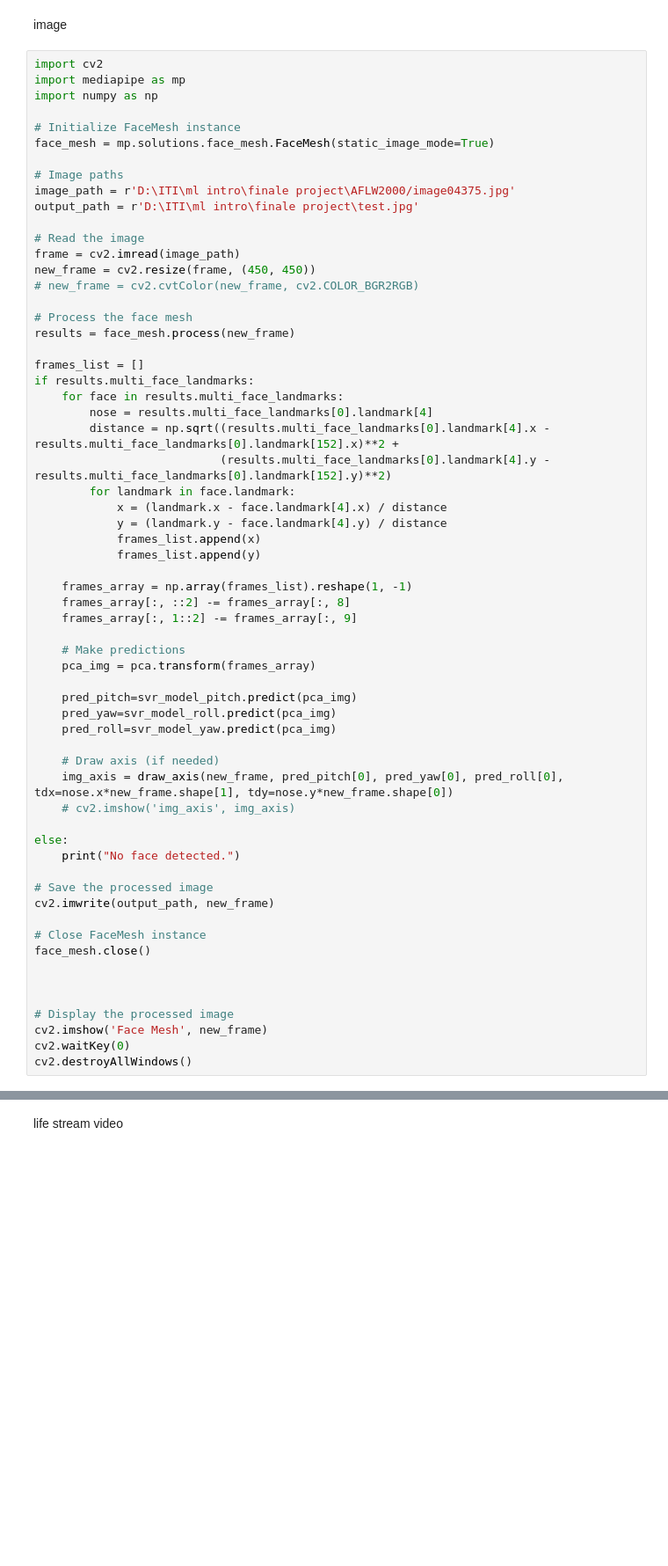
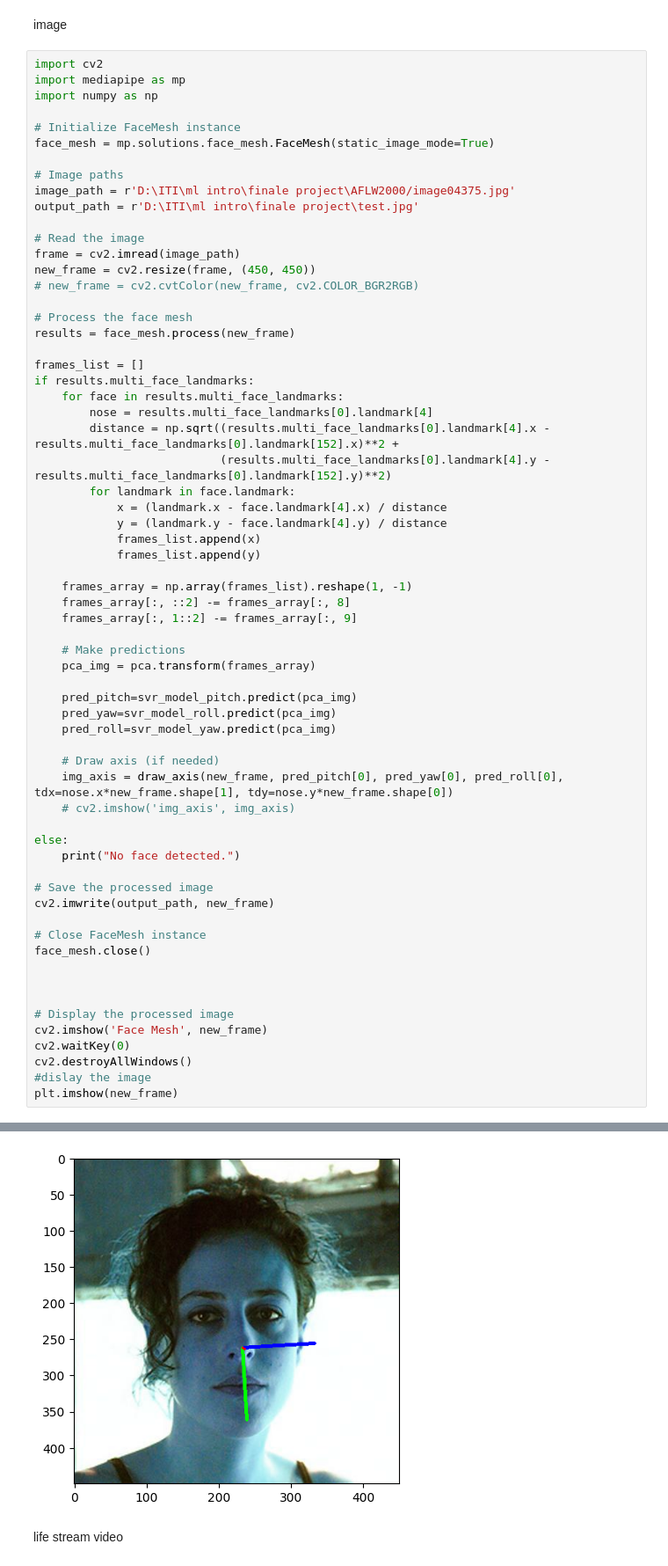
Before and after one commit to manarbshr/Head-Pose-Estimation, a Jupyter notebook: Head_pose_estimation.ipynb, the cells around one changed output, grey strips where cells are left out. Shown: that part at 88% size. Cells and saved outputs as stored; diff of their text form; blank space fills up the shorter version.

```diff
--- a/Head_pose_estimation.ipynb
+++ b/Head_pose_estimation.ipynb
@@ -579,3 +590,6 @@ face_mesh.close()
 cv2.imshow('Face Mesh', new_frame)
 cv2.waitKey(0)
 cv2.destroyAllWindows()
+#dislay the image
+plt.imshow(new_frame)
+# %% [output]
@@ -582,3 +597,4 @@ cv2.destroyAllWindows()
+[figure, added]
 # %% [markdown]
 life stream video
 # %%
```
Also changed, not shown: parts of 2 cells of this notebook.
